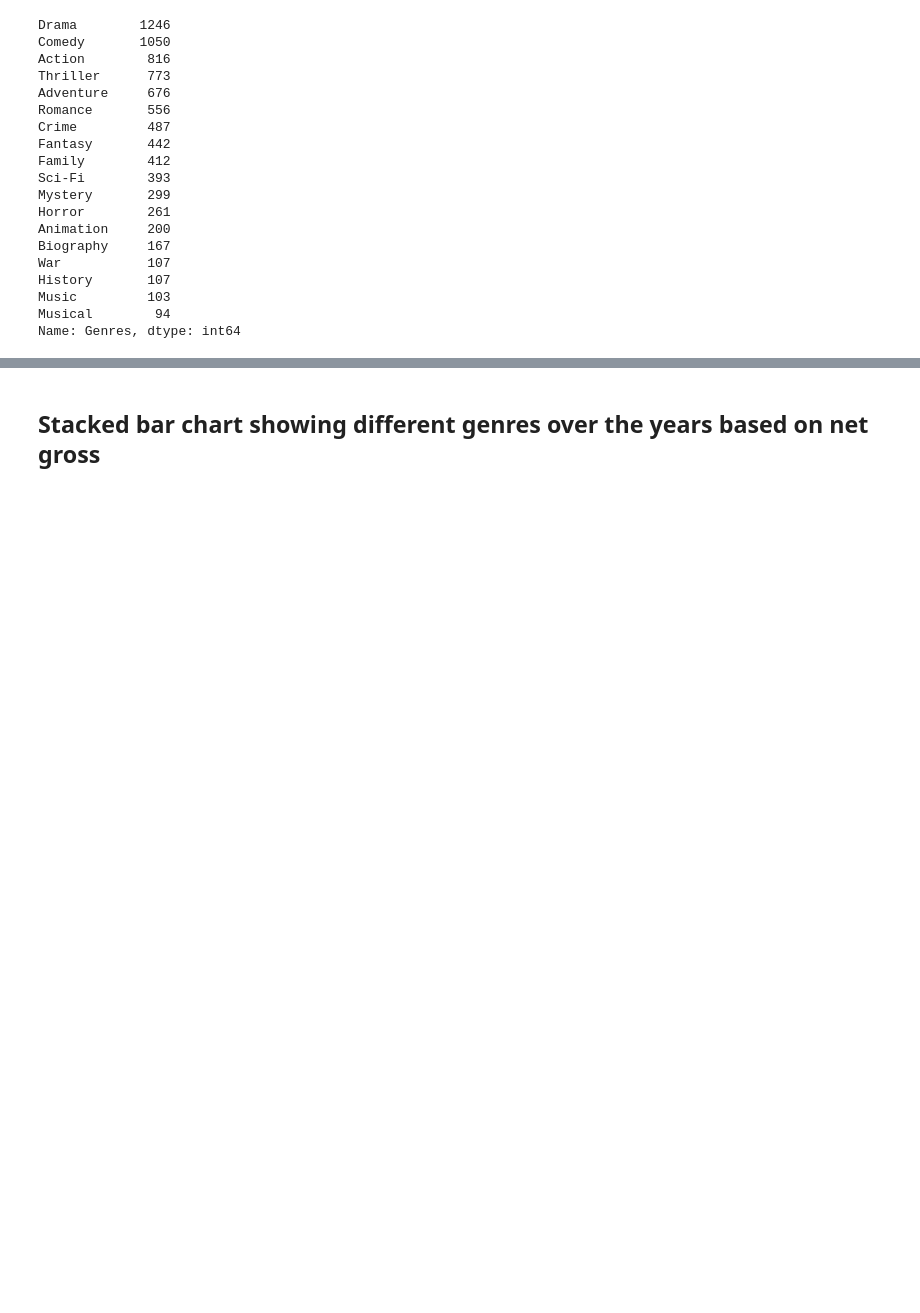
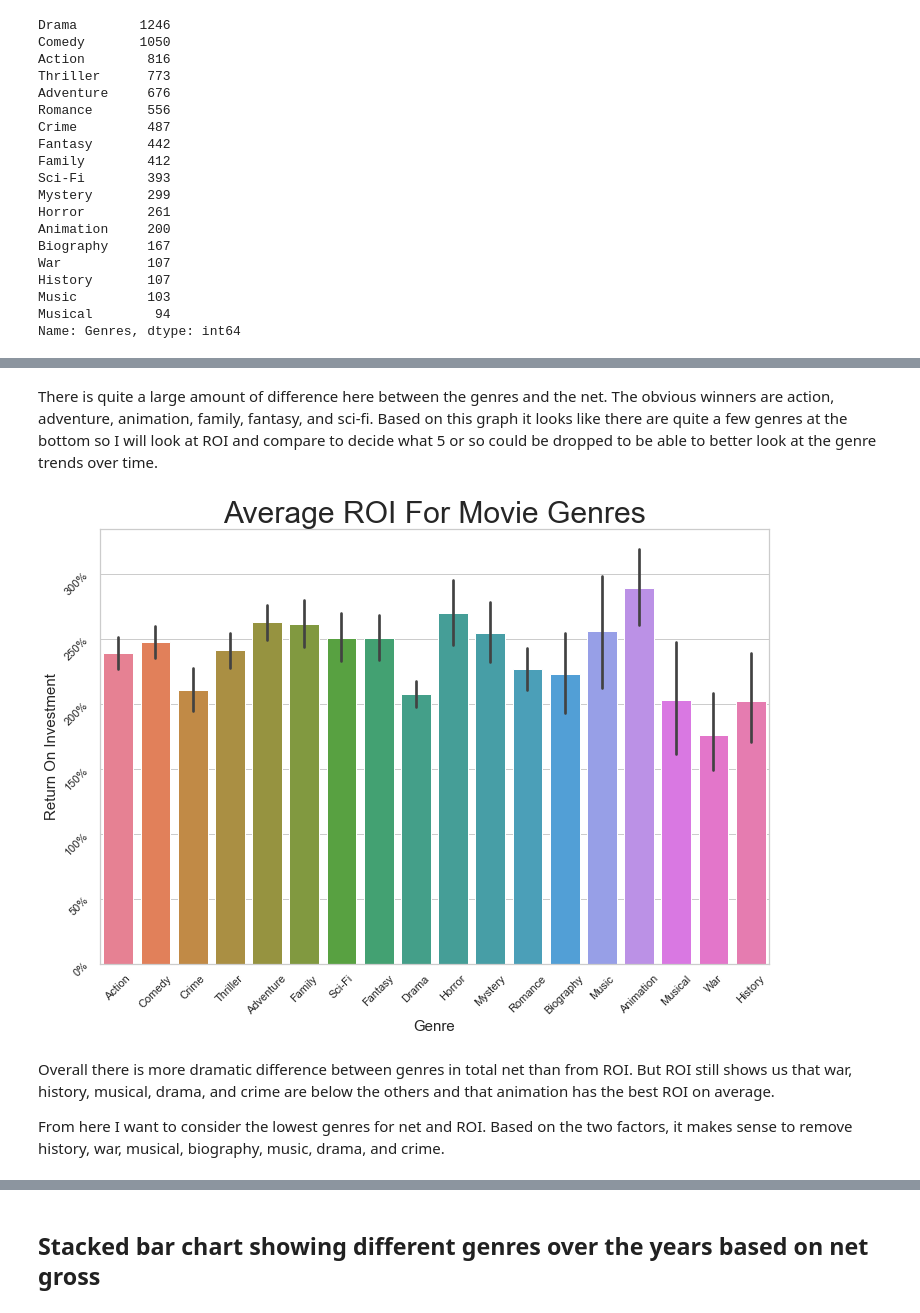
Before and after one commit to AnyOldRandomNameWillDOo/Module-1-Final-Project, a Jupyter notebook: Main Notebook.ipynb, the cells around one changed output, grey strips where cells are left out. Cells and saved outputs as stored; diff of their text form; code cells hidden in the pictures; blank space fills up the shorter version.

```diff
--- a/Main Notebook.ipynb
+++ b/Main Notebook.ipynb
@@ -954,0 +955,22 @@ sns.lineplot(x='Year', y='ROI', hue='Genres',
+# %% [markdown]
+There is quite a large amount of difference here between the genres and the net. The obvious winners are action, adventure, animation, family, fantasy, and sci-fi. Based on this graph it looks like there are quite a few genres at the bottom so I will look at ROI and compare to decide what 5 or so could be dropped to be able to better look at the genre trends over time.
+# %%
+# Plotting the figure
+fig, ax = plt.subplots(figsize=(12,8))
+sns.barplot(x='Genres', y='ROI', data=df_genres_roi, palette="husl")
+
+fmt2 = '{x:.0f}%'
+tick2 = mtick.StrMethodFormatter(fmt2)
+ax.yaxis.set_major_formatter(tick2)
+
+ax.set_ylabel('Return On Investment', fontsize=15)
+ax.set_xlabel('Genre', fontsize=15)
+ax.set_title('Average ROI For Movie Genres', fontsize=30)
+plt.xticks(rotation=45)
+plt.yticks(rotation=45);
+# %% [output]
+[figure, added]
+# %% [markdown]
+Overall there is more dramatic difference between genres in total net than from ROI. But ROI still shows us that war, history, musical, drama, and crime are below the others and that animation has the best ROI on average.
+
+From here I want to consider the lowest genres for net and ROI. Based on the two factors, it makes sense to remove history, war, musical, biography, music, drama, and crime.
```
Also changed, not shown: parts of 32 cells of this notebook.
